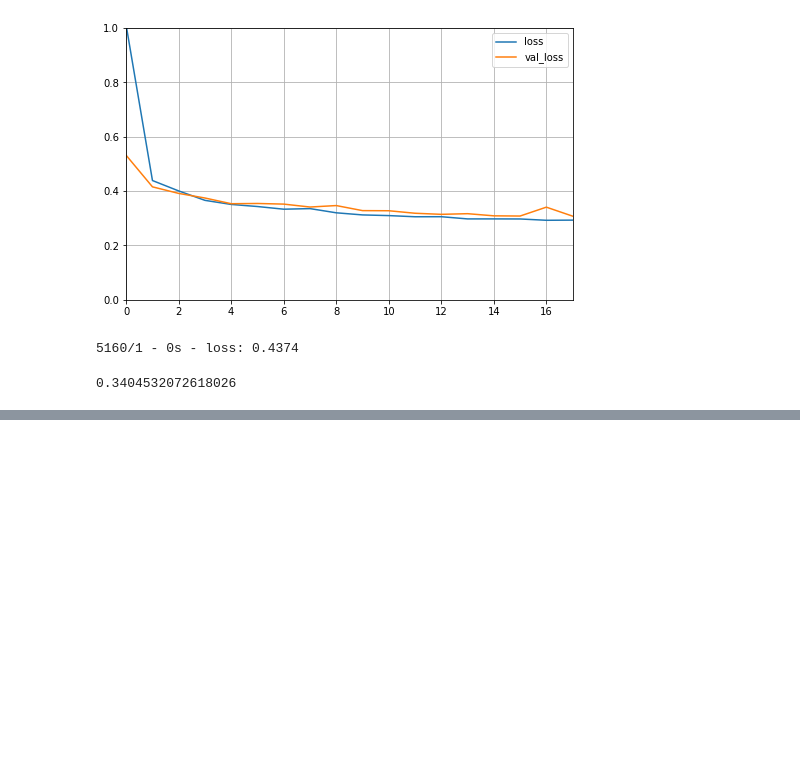
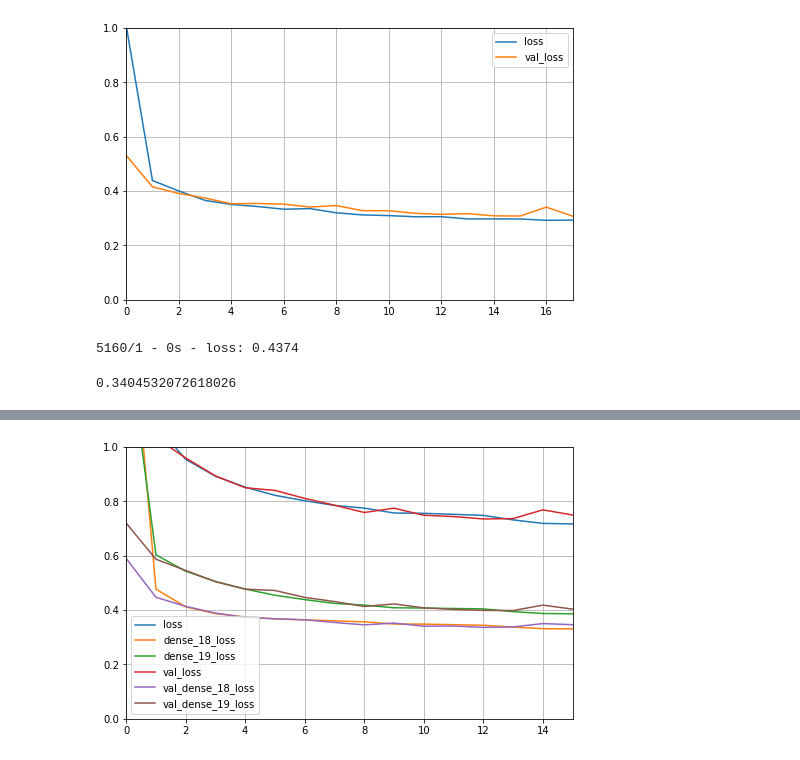
Before and after one commit to NovemberChopin/machine-learning, a Jupyter notebook: TensorFlow-2.0/03-TensorFlow-Keras/07-tf_keras_regression-wide_deep.ipynb, the cells around one changed output, grey strips where cells are left out. Cells and saved outputs as stored; diff of their text form; code cells hidden in the pictures; blank space fills up the shorter version.

Commit message:
add wide deep 2

```diff
--- a/TensorFlow-2.0/03-TensorFlow-Keras/07-tf_keras_regression-wide_deep.ipynb
+++ b/TensorFlow-2.0/03-TensorFlow-Keras/07-tf_keras_regression-wide_deep.ipynb
@@ -220,0 +242,11 @@ widedeepmodel.evaluate(x_test_scaled, y_test, verbose=2)
+# %%
+x_train_scaled_wide = x_train_scaled[:, :5]
+x_train_scaled_deep = x_train_scaled[:, 2:]
+x_valid_scaled_wide = x_valid_scaled[:, :5]
+x_valid_scaled_deep = x_valid_scaled[:, 2:]
+x_test_scaled_wide = x_test_scaled[:, :5]
+x_test_scaled_deep = x_test_scaled[:, 2:]
+
+history = model3.fit([x_train_scaled_wide, x_train_scaled_deep], y_train,
+                    validation_data=([x_valid_scaled_wide, x_valid_scaled_deep], y_valid),
+                   epochs=100, callbacks=callbacks)
@@ -220,0 +280,24 @@ widedeepmodel.evaluate(x_test_scaled, y_test, verbose=2)
+# %%
+# 数据一共 8 个特征，我们把前 5 个输入到 wide 模型， 后 6 个输入到 deep 模型
+input_wide = layers.Input(shape=[5])
+input_deep = layers.Input(shape=[6])
+hidden1 = layers.Dense(30, activation='relu')(input_deep)
+hidden2 = layers.Dense(30, activation='relu')(hidden1)
+concat = layers.concatenate([input_wide, hidden2])
+output = layers.Dense(1)(concat)
+output2 = layers.Dense(1)(hidden2)
+
+model3 = keras.models.Model(inputs=[input_wide, input_deep],
+                            outputs=[output, output2])
+
+# model3.summary()
+model3.compile(loss="mean_squared_error", optimizers="sgd")
+callbacks = [
+    keras.callbacks.EarlyStopping(patience=3, min_delta=1e-2)
+]
+# %%
+history = model3.fit([x_train_scaled_wide, x_train_scaled_deep],
+                     [y_train, y_train],
+                    validation_data=([x_valid_scaled_wide, x_valid_scaled_deep],
+                                     [y_valid, y_valid]),
+                   epochs=20, callbacks=callbacks)
@@ -220,0 +322,4 @@ widedeepmodel.evaluate(x_test_scaled, y_test, verbose=2)
+# %%
+plot_learning_curves(history)
+# %% [output]
+[figure, added]
```
Also changed, not shown: parts of 8 cells of this notebook.
